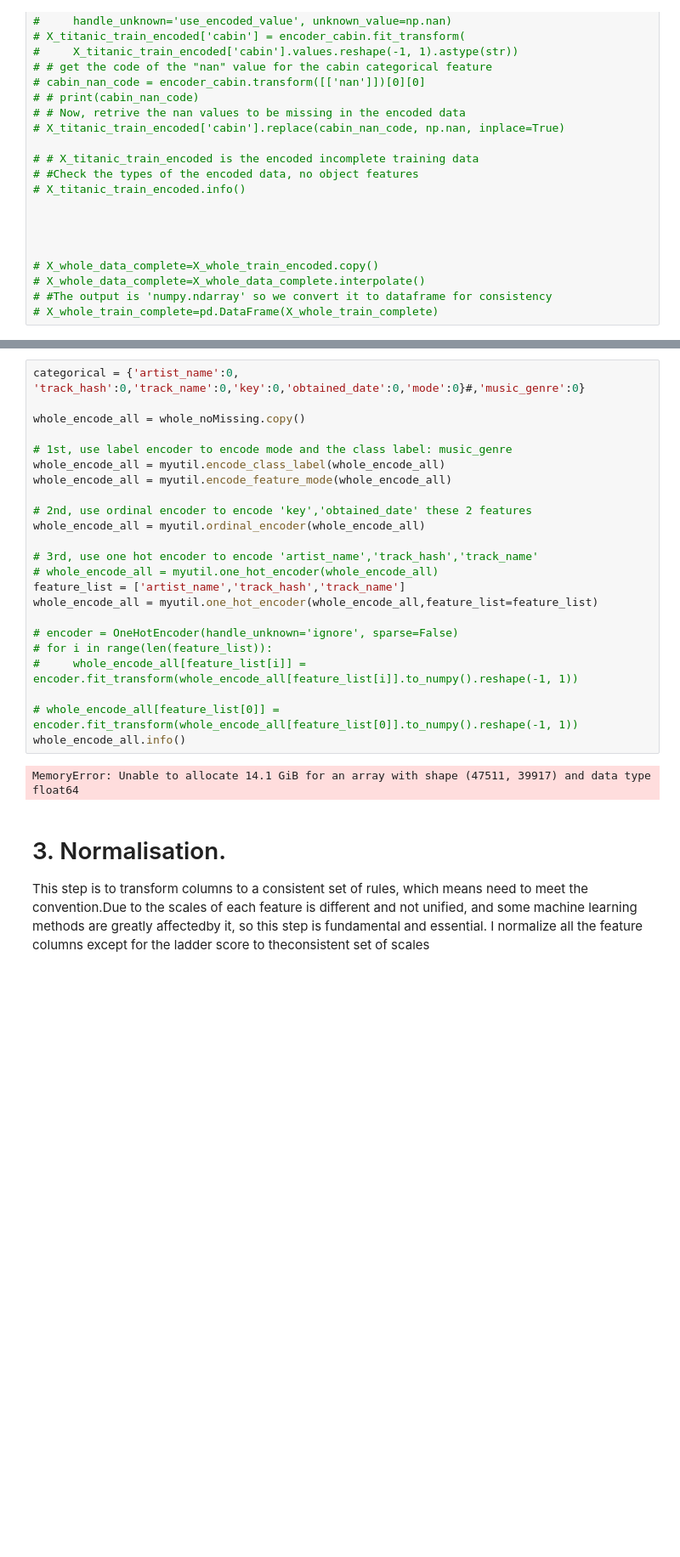
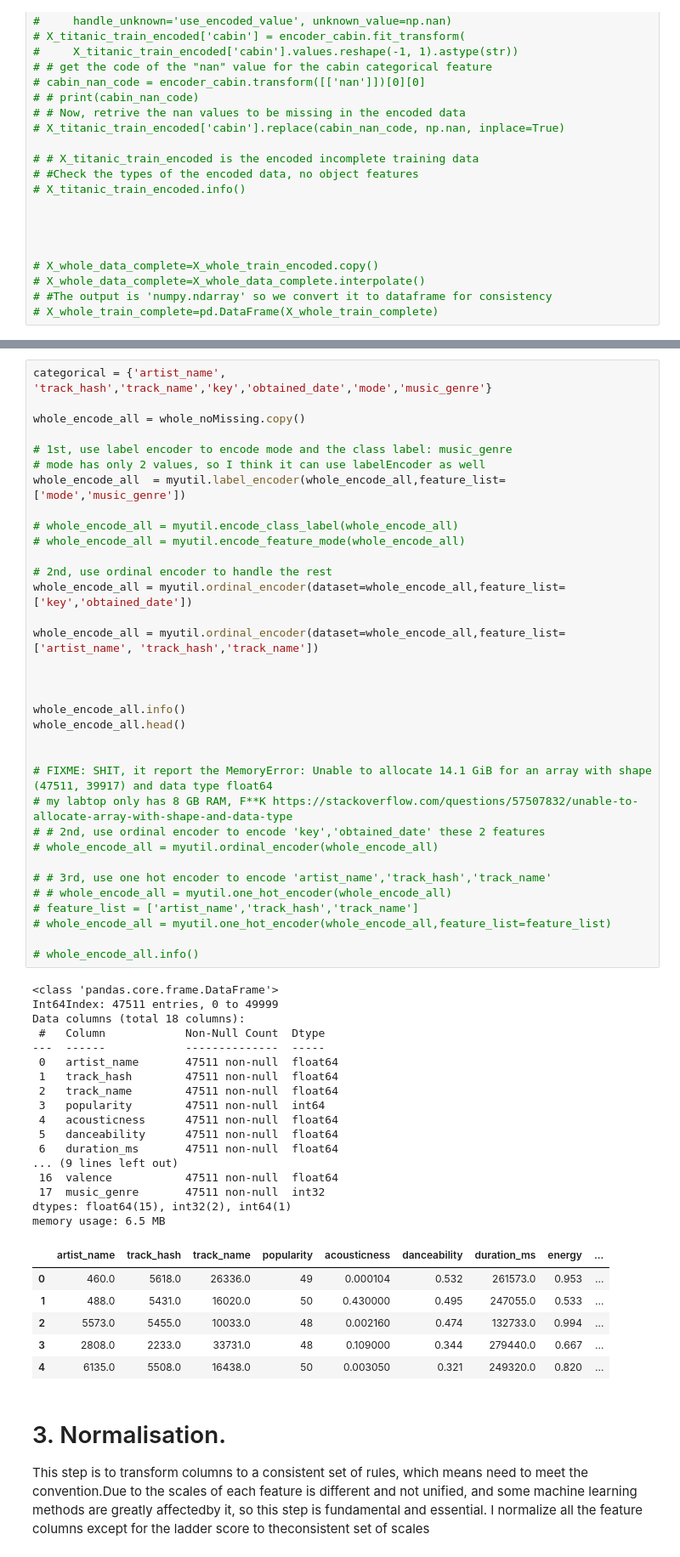
Before and after one commit to Yun-K/comp309_a3, a Jupyter notebook: a3.ipynb, the cells around one changed output, grey strips where cells are left out. Shown: that part at 85% size. Saved outputs shown, nothing was run; the diff lists cells and outputs as text; blank space fills up the shorter version.

```diff
--- a/a3.ipynb
+++ b/a3.ipynb
@@ -343,28 +345,61 @@ Encoding Categorical Variables. This step is for converting categorical data to
 # %%
-categorical = {'artist_name':0, 'track_hash':0,'track_name':0,'key':0,'obtained_date':0,'mode':0}#,'music_genre':0}
+categorical = {'artist_name', 'track_hash','track_name','key','obtained_date','mode','music_genre'}
 
 whole_encode_all = whole_noMissing.copy()
 
 # 1st, use label encoder to encode mode and the class label: music_genre
-whole_encode_all = myutil.encode_class_label(whole_encode_all)
-whole_encode_all = myutil.encode_feature_mode(whole_encode_all)
+# mode has only 2 values, so I think it can use labelEncoder as well
+whole_encode_all  = myutil.label_encoder(whole_encode_all,feature_list=['mode','music_genre'])
 
-# 2nd, use ordinal encoder to encode 'key','obtained_date' these 2 features
-whole_encode_all = myutil.ordinal_encoder(whole_encode_all)
+# whole_encode_all = myutil.encode_class_label(whole_encode_all)
+# whole_encode_all = myutil.encode_feature_mode(whole_encode_all)
 
-# 3rd, use one hot encoder to encode 'artist_name','track_hash','track_name'
-# whole_encode_all = myutil.one_hot_encoder(whole_encode_all)
-feature_list = ['artist_name','track_hash','track_name']
-whole_encode_all = myutil.one_hot_encoder(whole_encode_all,feature_list=feature_list)
+# 2nd, use ordinal encoder to handle the rest
+whole_encode_all = myutil.ordinal_encoder(dataset=whole_encode_all,feature_list=['key','obtained_date'])
 
-# encoder = OneHotEncoder(handle_unknown='ignore', sparse=False)
-# for i in range(len(feature_list)):
-#     whole_encode_all[feature_list[i]] = encoder.fit_transform(whole_encode_all[feature_list[i]].to_numpy().reshape(-1, 1))
+whole_encode_all = myutil.ordinal_encoder(dataset=whole_encode_all,feature_list=['artist_name', 'track_hash','track_name'])
 
-# whole_encode_all[feature_list[0]] = encoder.fit_transform(whole_encode_all[feature_list[0]].to_numpy().reshape(-1, 1))
+
+
 whole_encode_all.info()
+whole_encode_all.head()
+
+
+# FIXME: SHIT, it report the MemoryError: Unable to allocate 14.1 GiB for an array with shape (47511, 39917) and data type float64
+# my labtop only has 8 GB RAM, F**K https://stackoverflow.com/questions/57507832/unable-to-allocate-array-with-shape-and-data-type
+# # 2nd, use ordinal encoder to encode 'key','obtained_date' these 2 features
+# whole_encode_all = myutil.ordinal_encoder(whole_encode_all)
+
+# # 3rd, use one hot encoder to encode 'artist_name','track_hash','track_name'
+# # whole_encode_all = myutil.one_hot_encoder(whole_encode_all)
+# feature_list = ['artist_name','track_hash','track_name']
+# whole_encode_all = myutil.one_hot_encoder(whole_encode_all,feature_list=feature_list)
+
+# whole_encode_all.info()
 # %% [output]
-MemoryError: Unable to allocate 14.1 GiB for an array with shape (47511, 39917) and data type float64
+<class 'pandas.core.frame.DataFrame'>
+Int64Index: 47511 entries, 0 to 49999
+Data columns (total 18 columns):
+ #   Column            Non-Null Count  Dtype
+---  ------            --------------  -----
+ 0   artist_name       47511 non-null  float64
+ 1   track_hash        47511 non-null  float64
+ 2   track_name        47511 non-null  float64
+ 3   popularity        47511 non-null  int64
+ 4   acousticness      47511 non-null  float64
+ 5   danceability      47511 non-null  float64
+ 6   duration_ms       47511 non-null  float64
+... (9 lines left out)
+ 16  valence           47511 non-null  float64
+ 17  music_genre       47511 non-null  int32
+dtypes: float64(15), int32(2), int64(1)
+memory usage: 6.5 MB
+|  | artist_name | track_hash | track_name | popularity | acousticness | danceability | duration_ms | energy | ... |
+| 0 | 460.0 | 5618.0 | 26336.0 | 49 | 0.000104 | 0.532 | 261573.0 | 0.953 | ... |
+| 1 | 488.0 | 5431.0 | 16020.0 | 50 | 0.430000 | 0.495 | 247055.0 | 0.533 | ... |
+| 2 | 5573.0 | 5455.0 | 10033.0 | 48 | 0.002160 | 0.474 | 132733.0 | 0.994 | ... |
+| 3 | 2808.0 | 2233.0 | 33731.0 | 48 | 0.109000 | 0.344 | 279440.0 | 0.667 | ... |
+| 4 | 6135.0 | 5508.0 | 16438.0 | 50 | 0.003050 | 0.321 | 249320.0 | 0.820 | ... |
 # %% [markdown]
 # 3. Normalisation.
 
```
Also changed, not shown: parts of 17 cells of this notebook, 7 other files.
